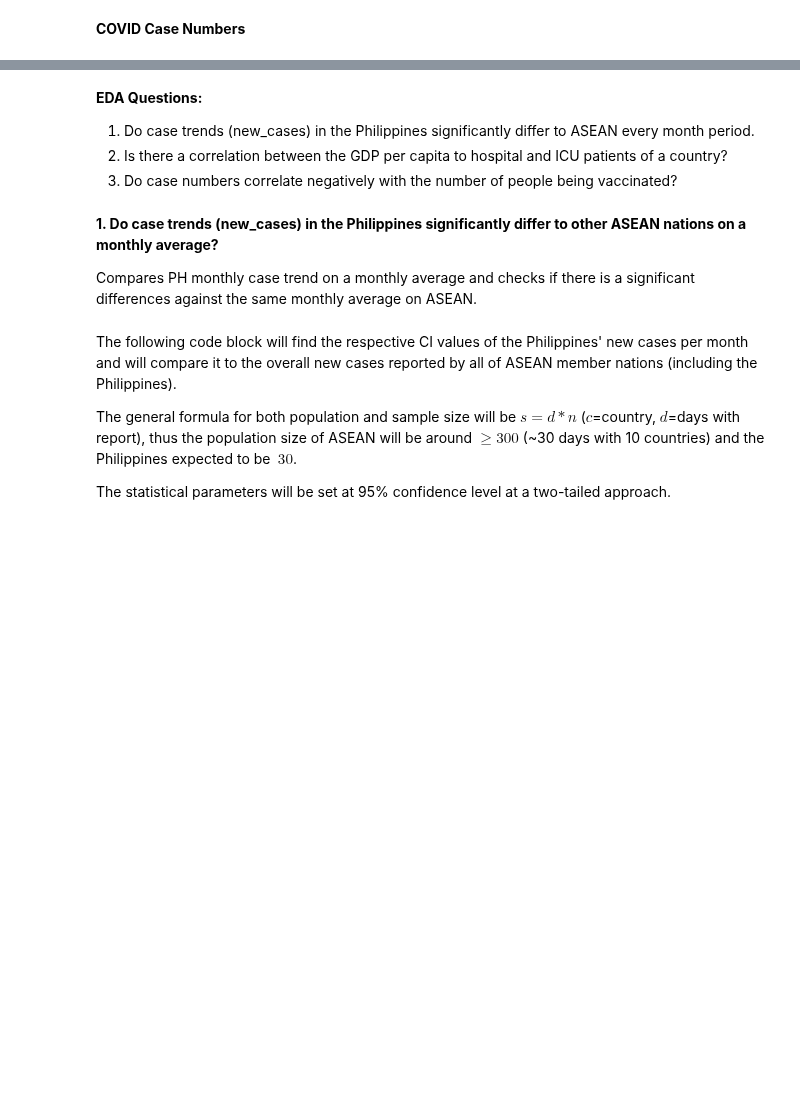
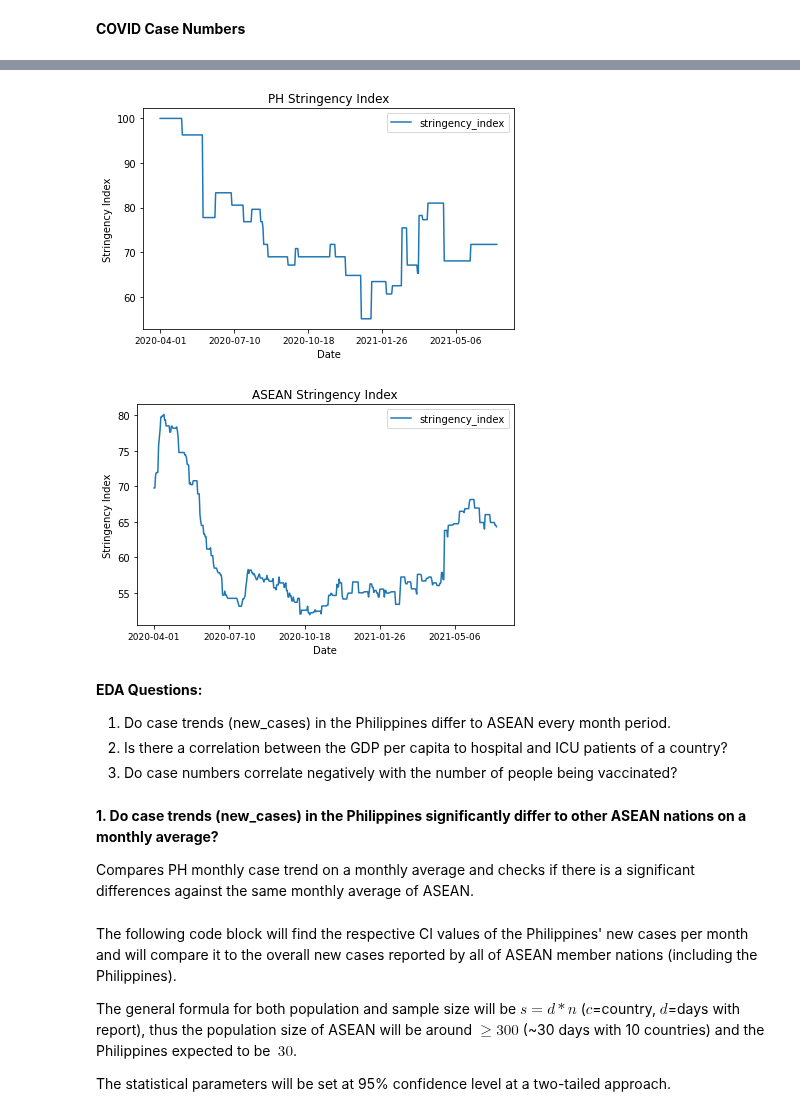
Before and after one commit to jm55/CSMODEL, a Jupyter notebook: COVID-19/COVID_Notebook.ipynb, the cells around one changed output, grey strips where cells are left out. Drawn from its saved outputs; the diff is of its cells as text; code cells hidden in the pictures; blank space fills up the shorter version.

```diff
--- a/COVID-19/COVID_Notebook.ipynb
+++ b/COVID-19/COVID_Notebook.ipynb
@@ -332,12 +345,18 @@ ph_stringencyGraph = createCountryLineChart(covid_df,'PHL', 'date', 'stringency_
+# %%
+ph_stringencyGraph = createCountryLineChart(covid_df,'PHL', 'date', 'stringency_index', 'Date', 'Stringency Index', 'PH Stringency Index')
+asean_stringencyGraph = createCountryLineChart(group_df,'MDL_SEA', 'date', 'stringency_index', 'Date', 'Stringency Index', 'ASEAN Stringency Index')
+# %% [output]
+[figure, added]
+[figure, added]
 # %% [markdown]
 **EDA Questions:**<br>
-1. Do case trends (new_cases) in the Philippines significantly differ to ASEAN every month period.
+1. Do case trends (new_cases) in the Philippines differ to ASEAN every month period.
 2. Is there a correlation between the GDP per capita to hospital and ICU patients of a country?
 3. Do case numbers correlate negatively with the number of people being vaccinated?
 # %% [markdown]
 **1. Do case trends (new_cases) in the Philippines significantly differ to other ASEAN nations on a monthly average?**<br>
 
-Compares PH monthly case trend on a monthly average and checks if there is a significant differences against the same monthly average on ASEAN.
+Compares PH monthly case trend on a monthly average and checks if there is a significant differences against the same monthly average of ASEAN.
 # %% [markdown]
 The following code block will find the respective CI values of the Philippines' new cases per month and will compare it to the overall new cases reported by all of ASEAN member nations (including the Philippines).
 
```
Also changed, not shown: parts of 19 cells of this notebook, 16 other files.
